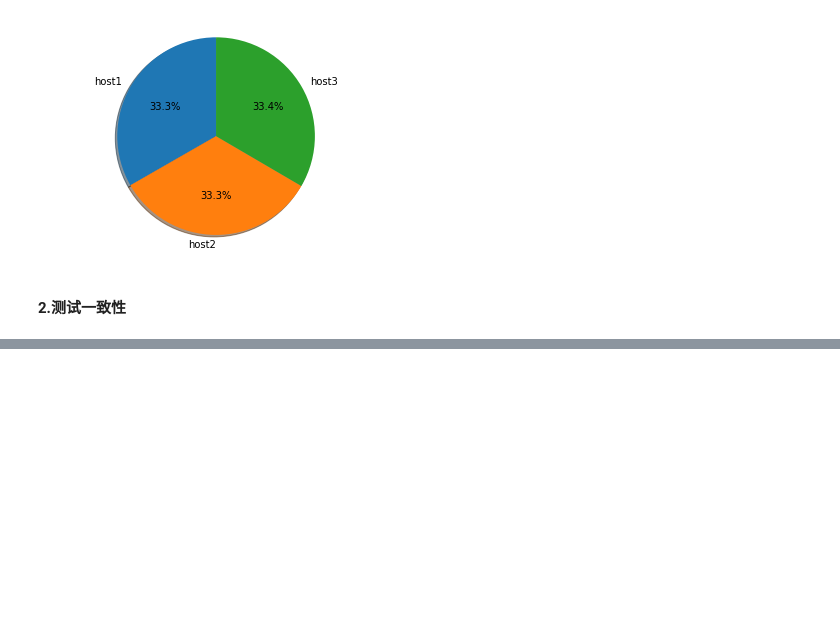
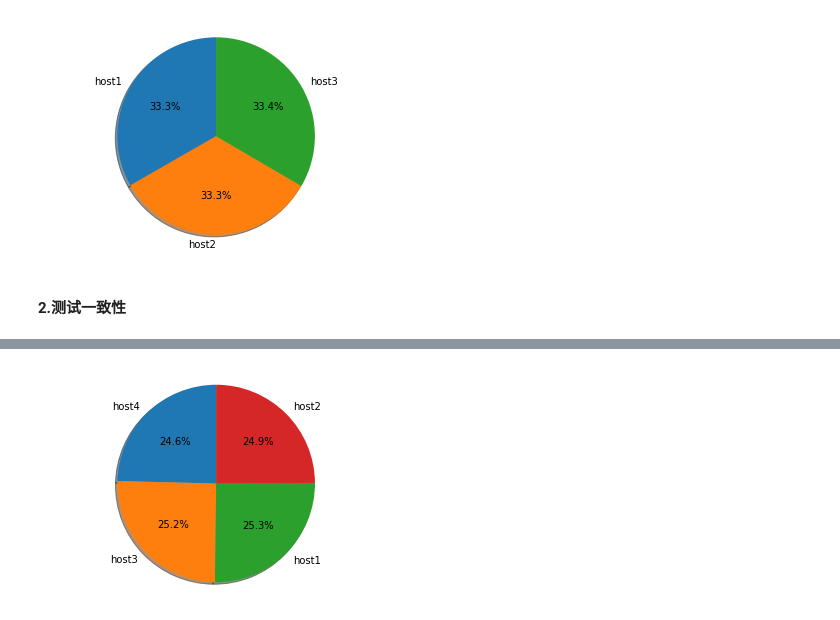
Before and after one commit to hyhlinux/math, a Jupyter notebook: demo_numpy_pandas/fs_jump_hash.ipynb, the cells around one changed output, grey strips where cells are left out. Cells and saved outputs as stored; diff of their text form; code cells hidden in the pictures; blank space fills up the shorter version.

```diff
--- a/demo_numpy_pandas/fs_jump_hash.ipynb
+++ b/demo_numpy_pandas/fs_jump_hash.ipynb
@@ -33,0 +116,4 @@ key_host
+# %%
+pie_host(hosts=hosts[:4], nums=1000)
+# %% [output]
+[figure, added]
```
Also changed, not shown: parts of 17 cells of this notebook, 7 other files.
